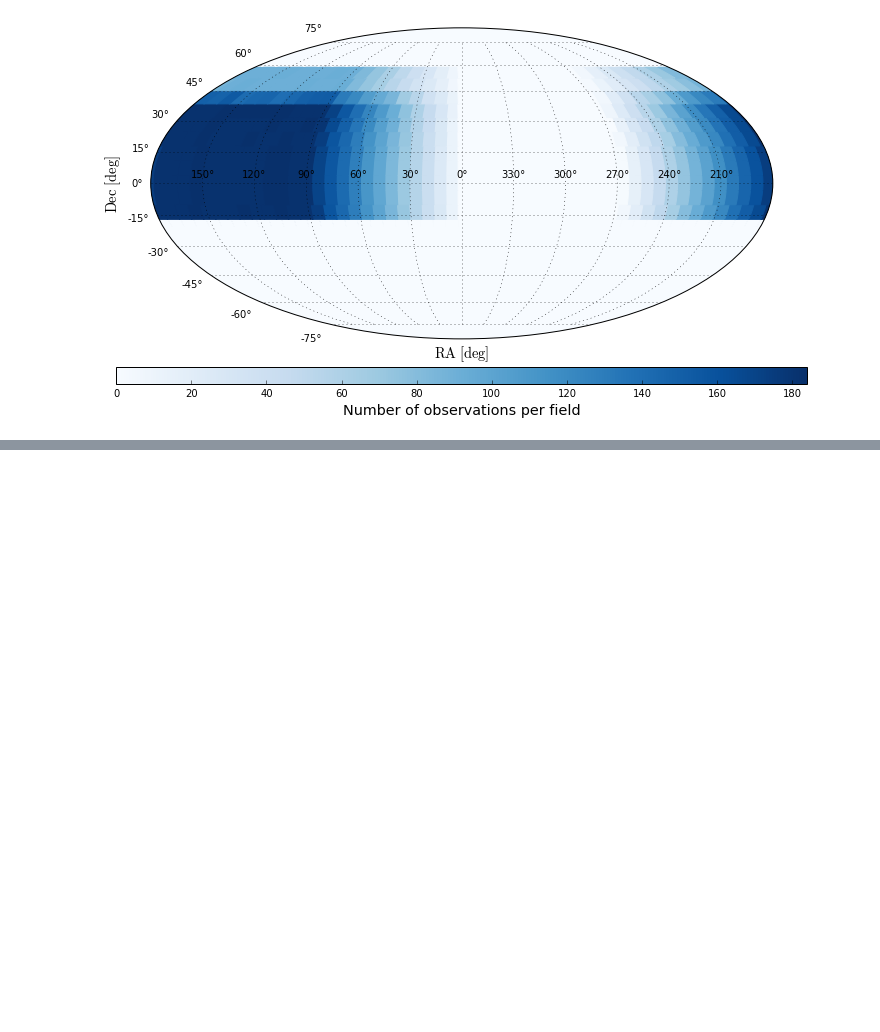
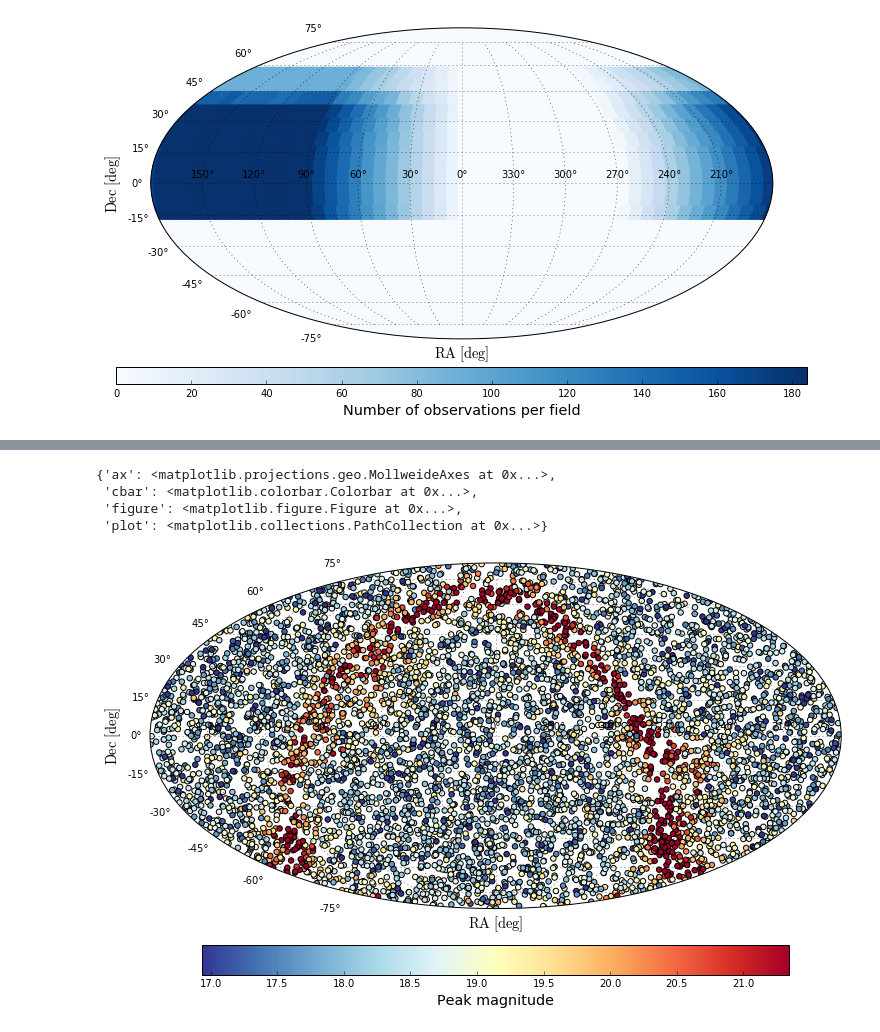
Before and after one commit to MickaelRigault/astrobject, a Jupyter notebook: notebooks/survey_plan_and_lightcurves.ipynb, the cells around one changed output, grey strips where cells are left out. Cells and saved outputs as stored; diff of their text form; code cells hidden in the pictures; blank space fills up the shorter version.

```diff
--- a/notebooks/survey_plan_and_lightcurves.ipynb
+++ b/notebooks/survey_plan_and_lightcurves.ipynb
@@ -145,0 +156,9 @@ _ = sncosmo.plot_lc(lc, model=fitted_model, errors=res.errors)
+# %%
+# It's more obvious when using the whole sample
+survey.generator.show_skycoverage(cscale=peak_mag, cblabel="Peak magnitude")
+# %% [output]
+{'ax': <matplotlib.projections.geo.MollweideAxes at 0x...>,
+ 'cbar': <matplotlib.colorbar.Colorbar at 0x...>,
+ 'figure': <matplotlib.figure.Figure at 0x...>,
+ 'plot': <matplotlib.collections.PathCollection at 0x...>}
+[figure, added]
```
Also changed, not shown: parts of 7 cells of this notebook, 2 other files.
